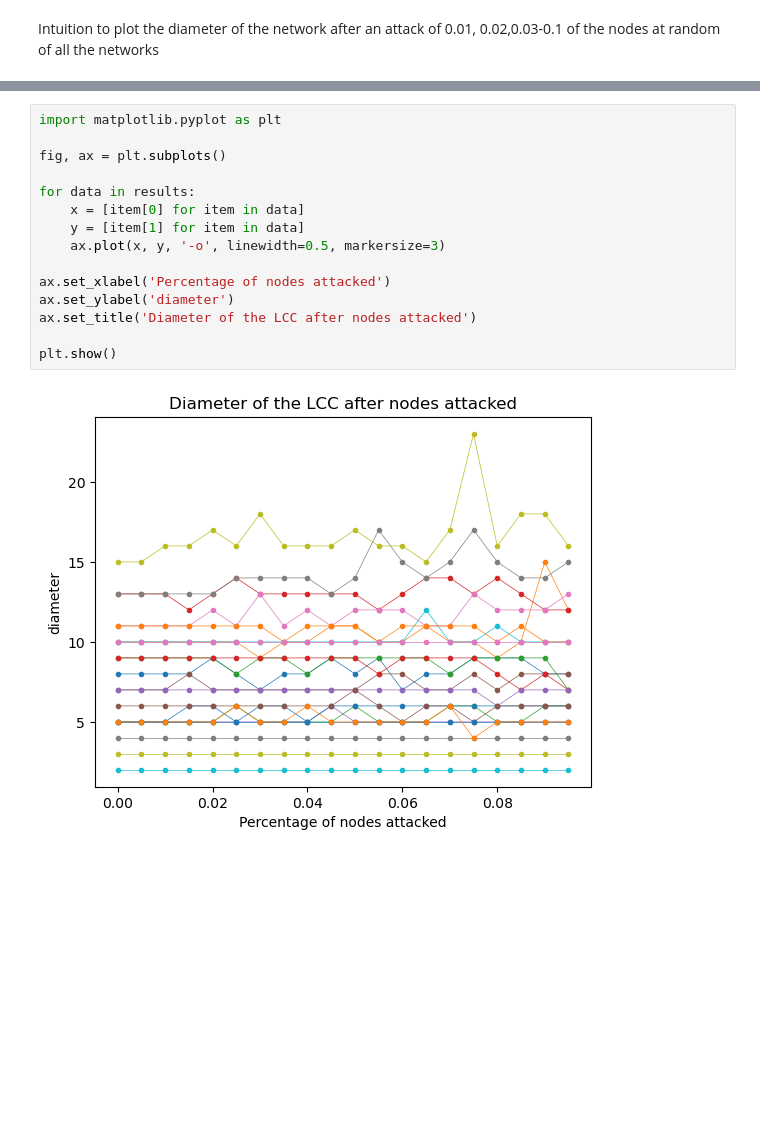
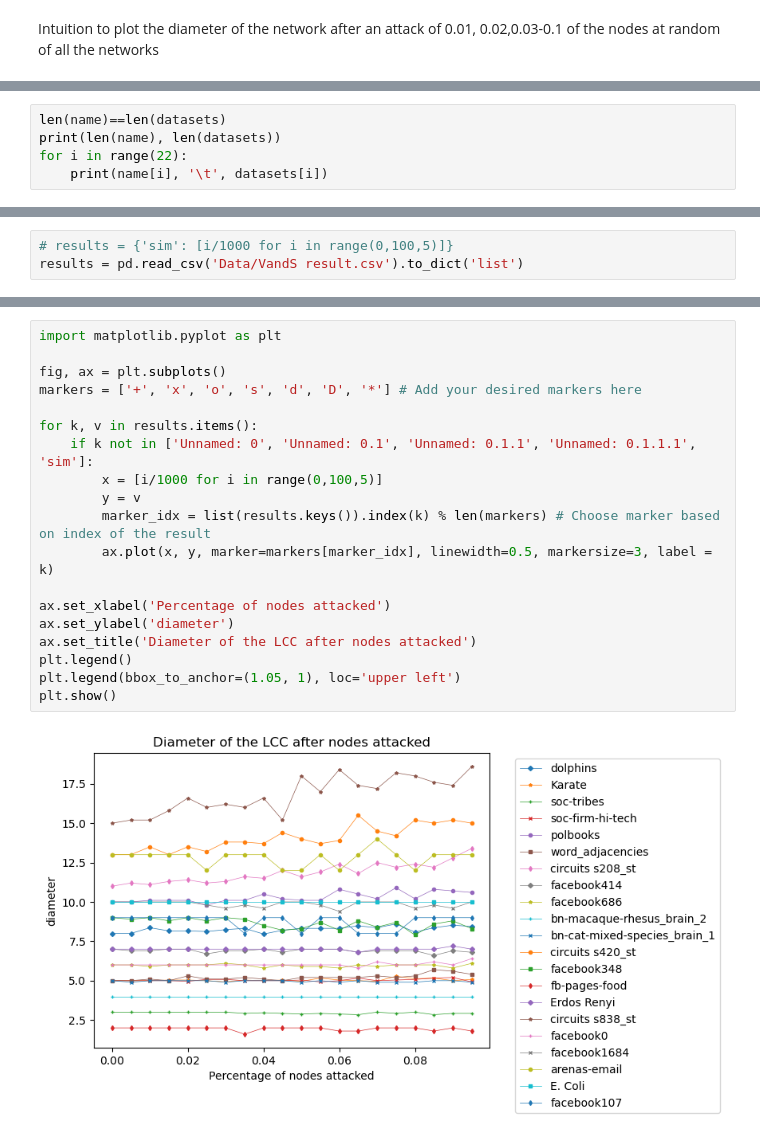
Before and after one commit to almusawiaf/Attack-and-Survive-in-Complex-Network, a Jupyter notebook: Programming/VandS.ipynb, the cells around one changed output, grey strips where cells are left out. Cells and saved outputs as stored; diff of their text form; blank space fills up the shorter version.

```diff
--- a/Programming/VandS.ipynb
+++ b/Programming/VandS.ipynb
@@ -109,2 +132,7 @@ standard networks dataset\ca-sandi_auths\ca-sandi_auths.mtx
 standard networks dataset\soc-firm-hi-tech\soc-firm-hi-tech.txt
 33 91
+# %%
+len(name)==len(datasets)
+print(len(name), len(datasets))
+for i in range(22):
+    print(name[i], '\t', datasets[i])
@@ -111 +177,4 @@ standard networks dataset\soc-firm-hi-tech\soc-firm-hi-tech.txt
+# %%
+# results = {'sim': [i/1000 for i in range(0,100,5)]}
+results = pd.read_csv('Data/VandS result.csv').to_dict('list')
 # %%
@@ -148,17 +228,21 @@ Nodes = 33      K = 3   attacked = 3     t = 0.095
 # %%
 import matplotlib.pyplot as plt
 
 fig, ax = plt.subplots()
+markers = ['+', 'x', 'o', 's', 'd', 'D', '*'] # Add your desired markers here
 
-for data in results:
-    x = [item[0] for item in data]
-    y = [item[1] for item in data]
-    ax.plot(x, y, '-o', linewidth=0.5, markersize=3)
+for k, v in results.items():
+    if k not in ['Unnamed: 0', 'Unnamed: 0.1', 'Unnamed: 0.1.1', 'Unnamed: 0.1.1.1', 'sim']:
+        x = [i/1000 for i in range(0,100,5)]
+        y = v
+        marker_idx = list(results.keys()).index(k) % len(markers) # Choose marker based on index of the result
+        ax.plot(x, y, marker=markers[marker_idx], linewidth=0.5, markersize=3, label = k)
 
 ax.set_xlabel('Percentage of nodes attacked')
 ax.set_ylabel('diameter')
 ax.set_title('Diameter of the LCC after nodes attacked')
-
+plt.legend()
+plt.legend(bbox_to_anchor=(1.05, 1), loc='upper left')
 plt.show()
 # %% [output]
-[figure, old version]
+[figure, new version]
```
Also changed, not shown: parts of 4 cells of this notebook, 13 other files.
